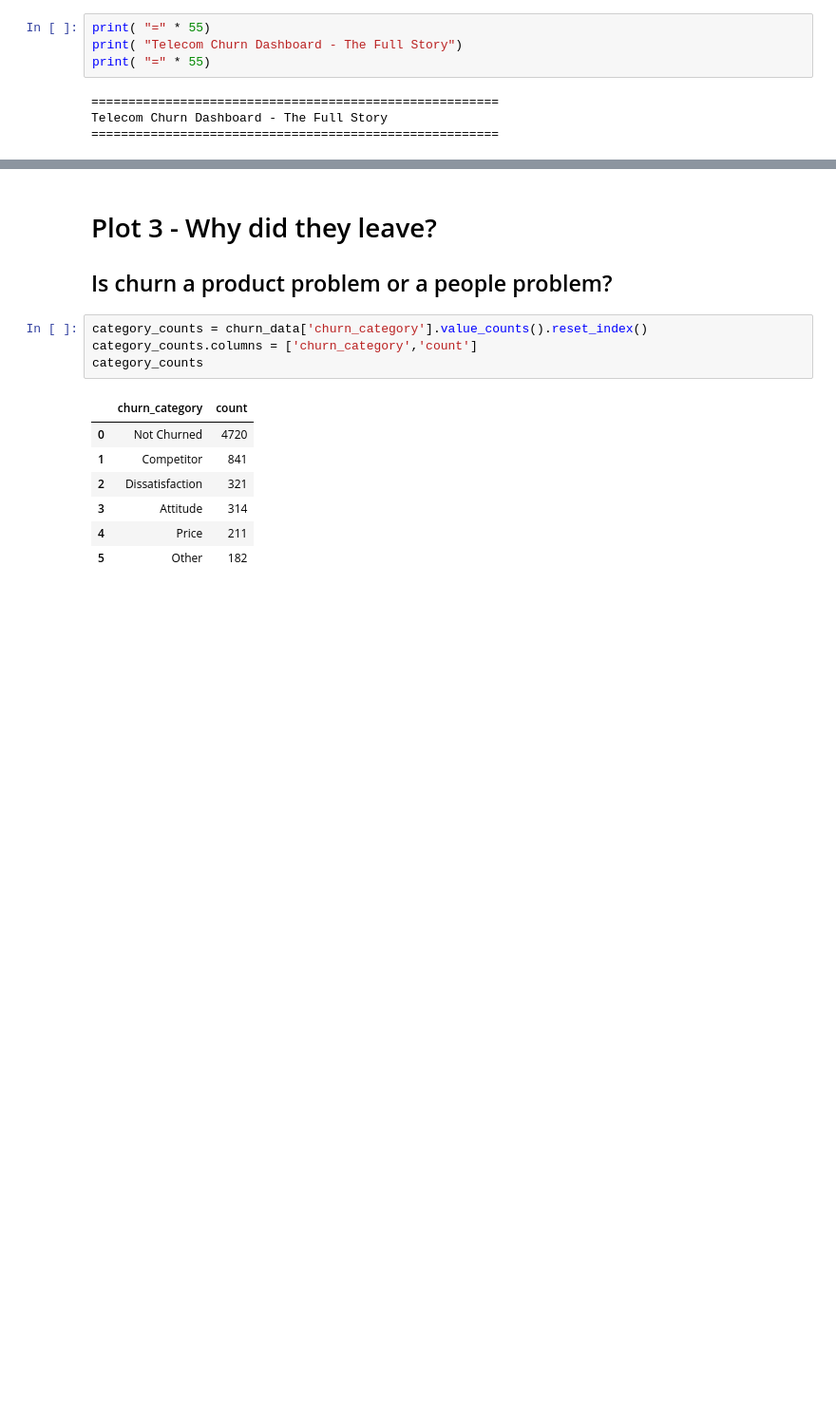
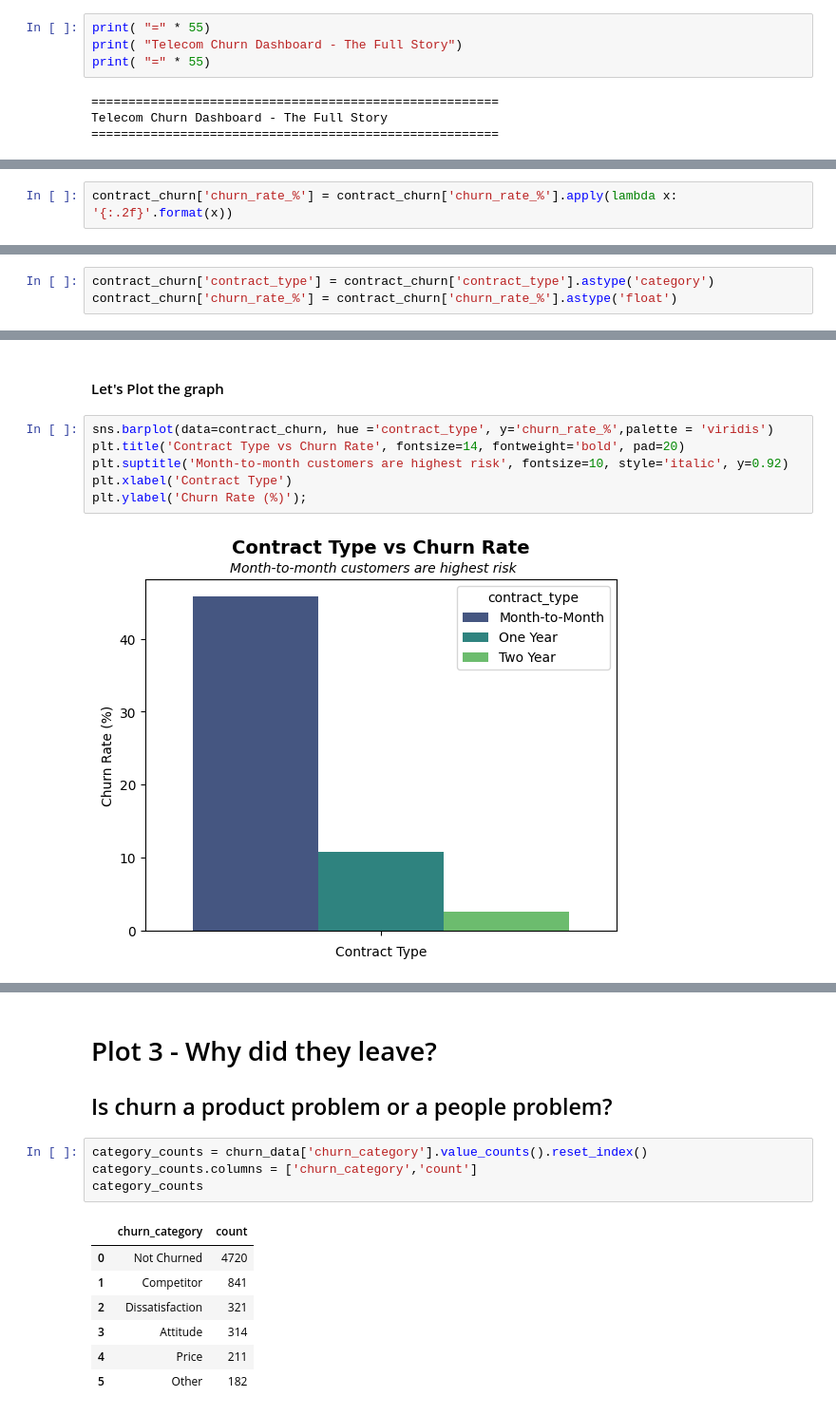
Before and after one commit to Meemansha-spec/EDA-with-Pandas, a Jupyter notebook: Churn_dashboard.ipynb, the cells around one changed output, grey strips where cells are left out. Shown at 95% size. Cells and saved outputs as stored; diff of their text form; blank space fills up the shorter version.

```diff
--- a/Churn_dashboard.ipynb
+++ b/Churn_dashboard.ipynb
@@ -53,0 +113,2 @@ plt.show()
+# %%
+contract_churn['churn_rate_%'] = contract_churn['churn_rate_%'].apply(lambda x: '{:.2f}'.format(x))
@@ -53,0 +122,3 @@ plt.show()
+# %%
+contract_churn['contract_type'] = contract_churn['contract_type'].astype('category')
+contract_churn['churn_rate_%'] = contract_churn['churn_rate_%'].astype('float')
@@ -53,0 +132,10 @@ plt.show()
+# %% [markdown]
+#### Let's Plot the graph
+# %%
+sns.barplot(data=contract_churn, hue ='contract_type', y='churn_rate_%',palette = 'viridis')
+plt.title('Contract Type vs Churn Rate', fontsize=14, fontweight='bold', pad=20)
+plt.suptitle('Month-to-month customers are highest risk', fontsize=10, style='italic', y=0.92)
+plt.xlabel('Contract Type')
+plt.ylabel('Churn Rate (%)');
+# %% [output]
+[figure, added]
```
Also changed, not shown: parts of 24 cells of this notebook.
